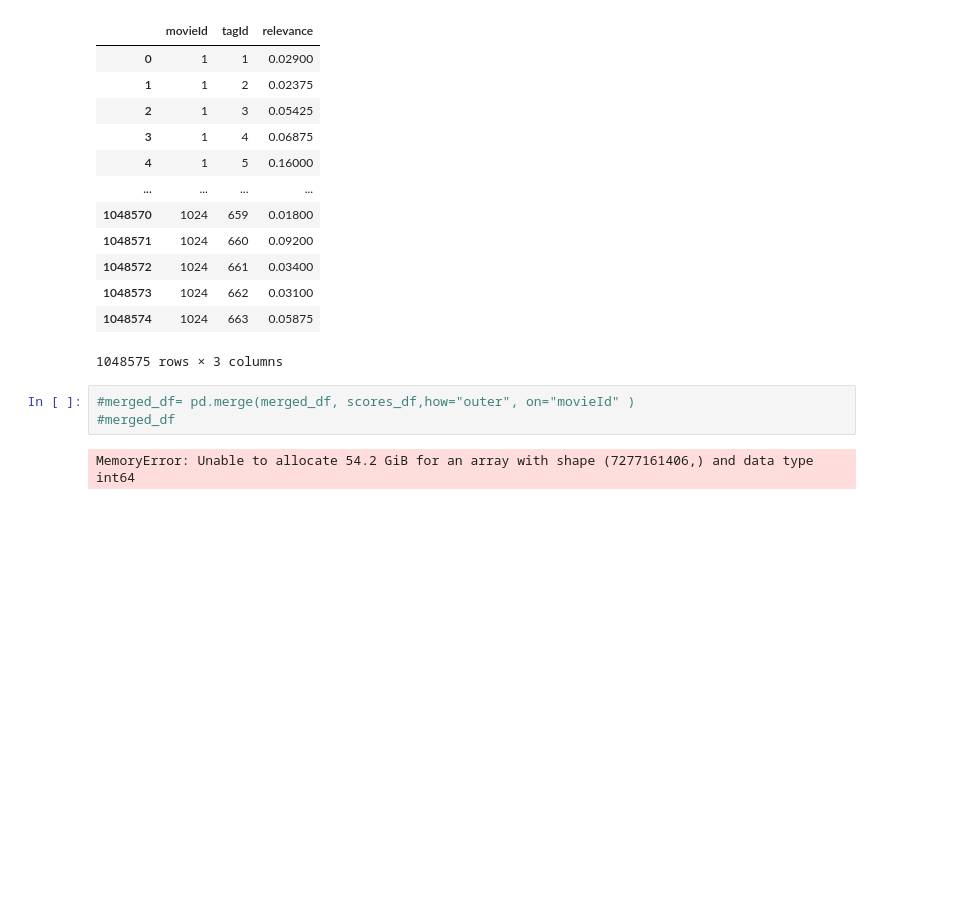
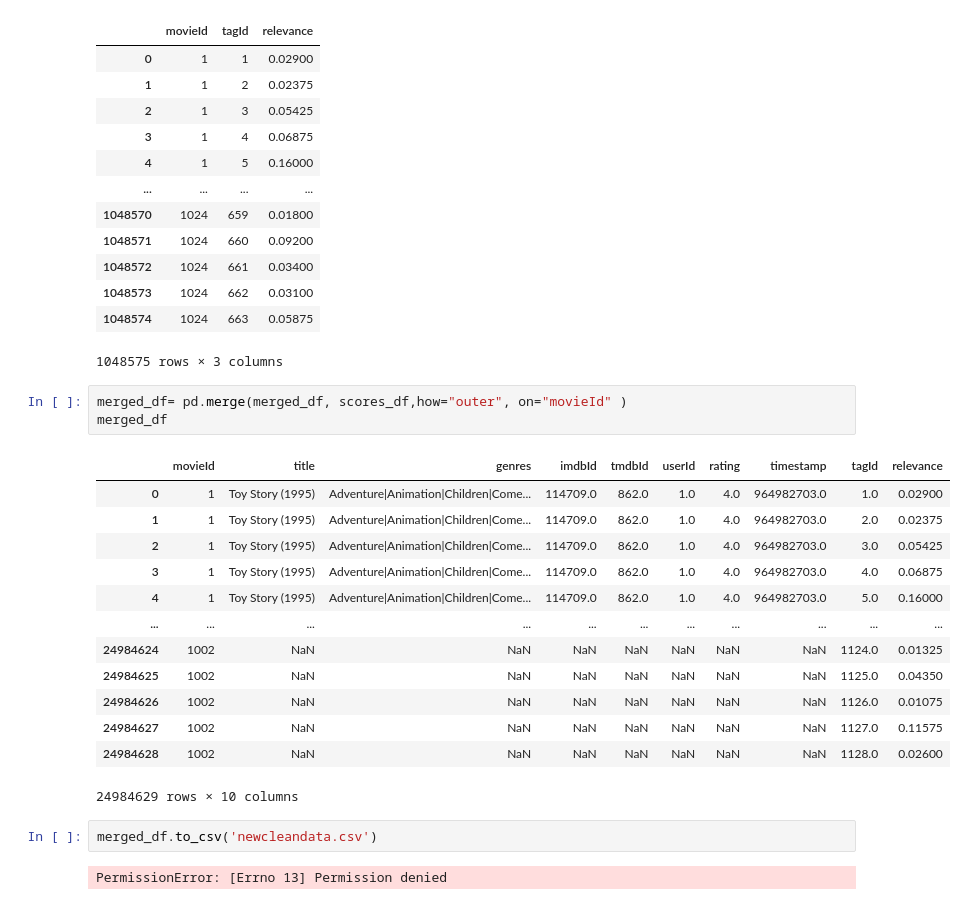
Before and after one commit to lincolnmartin/project-3, a Jupyter notebook: merge_csv-checkpoint.ipynb, the cells around one changed output. Cells and saved outputs as stored; diff of their text form; blank space fills up the shorter version.

```diff
--- a/merge_csv-checkpoint.ipynb
+++ b/merge_csv-checkpoint.ipynb
@@ -109,7 +109,23 @@ scores_df
 | 1048574 | 1024 | 663 | 0.05875 |
 1048575 rows × 3 columns
 # %%
-#merged_df= pd.merge(merged_df, scores_df,how="outer", on="movieId" )
-#merged_df
+merged_df= pd.merge(merged_df, scores_df,how="outer", on="movieId" )
+merged_df
 # %% [output]
+|  | movieId | title | genres | imdbId | tmdbId | userId | rating | timestamp | tagId | relevance |
+| 0 | 1 | Toy Story (1995) | Adventure|Animation|Children|Come... | 114709.0 | 862.0 | 1.0 | 4.0 | 964982703.0 | 1.0 | 0.02900 |
+| 1 | 1 | Toy Story (1995) | Adventure|Animation|Children|Come... | 114709.0 | 862.0 | 1.0 | 4.0 | 964982703.0 | 2.0 | 0.02375 |
+| 2 | 1 | Toy Story (1995) | Adventure|Animation|Children|Come... | 114709.0 | 862.0 | 1.0 | 4.0 | 964982703.0 | 3.0 | 0.05425 |
+| 3 | 1 | Toy Story (1995) | Adventure|Animation|Children|Come... | 114709.0 | 862.0 | 1.0 | 4.0 | 964982703.0 | 4.0 | 0.06875 |
+| 4 | 1 | Toy Story (1995) | Adventure|Animation|Children|Come... | 114709.0 | 862.0 | 1.0 | 4.0 | 964982703.0 | 5.0 | 0.16000 |
+| ... | ... | ... | ... | ... | ... | ... | ... | ... | ... | ... |
+| 24984624 | 1002 | NaN | NaN | NaN | NaN | NaN | NaN | NaN | 1124.0 | 0.01325 |
+| 24984625 | 1002 | NaN | NaN | NaN | NaN | NaN | NaN | NaN | 1125.0 | 0.04350 |
+| 24984626 | 1002 | NaN | NaN | NaN | NaN | NaN | NaN | NaN | 1126.0 | 0.01075 |
+| 24984627 | 1002 | NaN | NaN | NaN | NaN | NaN | NaN | NaN | 1127.0 | 0.11575 |
+| 24984628 | 1002 | NaN | NaN | NaN | NaN | NaN | NaN | NaN | 1128.0 | 0.02600 |
-MemoryError: Unable to allocate 54.2 GiB for an array with shape (7277161406,) and data type int64
+24984629 rows × 10 columns
+# %%
+merged_df.to_csv('newcleandata.csv')
+# %% [output]
+PermissionError: [Errno 13] Permission denied
```
Also changed, not shown: parts of 5 cells of this notebook.
